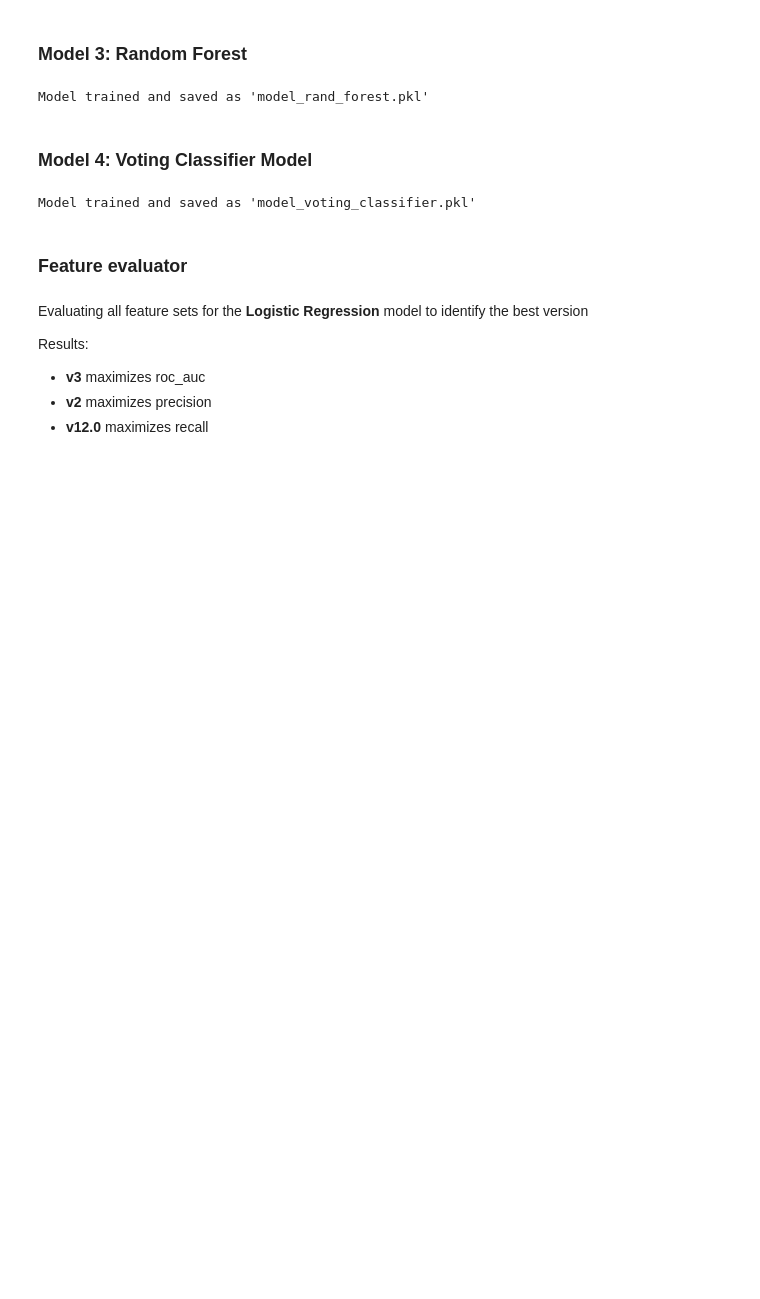
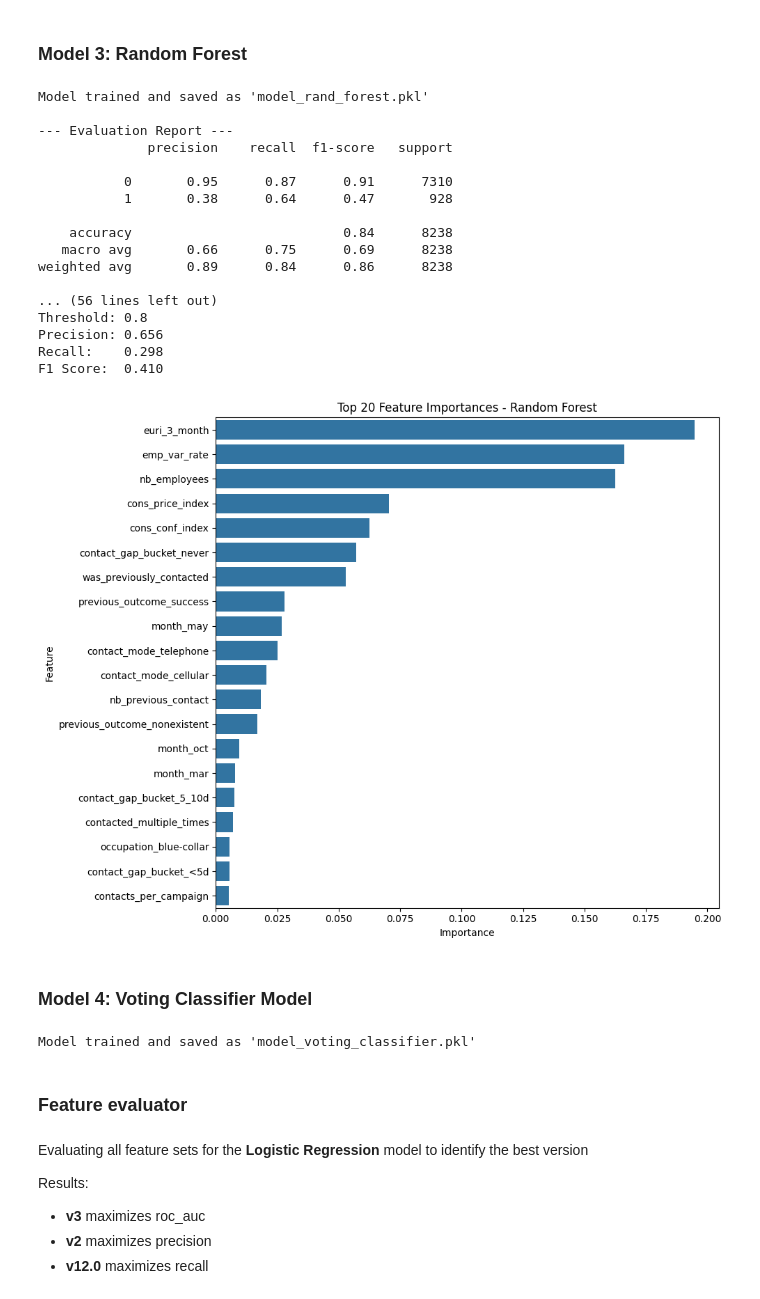
Before and after one commit to bruddi-ml/bank_marketing, a Jupyter notebook: Project_notebook.ipynb, the cells around one changed output. Saved outputs shown, nothing was run; the diff lists cells and outputs as text; code cells hidden in the pictures; blank space fills up the shorter version.

```diff
--- a/Project_notebook.ipynb
+++ b/Project_notebook.ipynb
@@ -672,37 +745,54 @@ class RandomForestModel:
         for t in np.arange(0.1, 0.9, 0.1):
             y_pred = (y_prob >= t).astype(int)
             print(f"\nThreshold: {t:.1f}")
             print(f"Precision: {precision_score(self.y_test, y_pred):.3f}")
             print(f"Recall:    {recall_score(self.y_test, y_pred):.3f}")
             print(f"F1 Score:  {f1_score(self.y_test, y_pred):.3f}")
 
     def plot_feature_importance(self):
         rf_model = self.model.named_steps['classifier']
 
         ohe = self.model.named_steps['preprocessor'].named_transformers_['cat'].named_steps['encoder']
         cat_feature_names = ohe.get_feature_names_out(self.cat_features)
         all_feature_names = np.concatenate([self.num_features, cat_feature_names])
 
         feature_importances = pd.DataFrame({
             'Feature': all_feature_names,
             'Importance': rf_model.feature_importances_
         }).sort_values(by='Importance', ascending=False)
 
         plt.figure(figsize=(10, 8))
         sns.barplot(data=feature_importances.head(20), x='Importance', y='Feature')
         plt.title('Top 20 Feature Importances - Random Forest')
         plt.tight_layout()
         plt.show()
 
 num_features, cat_features = feature_sets["v9"]
 rf_model = RandomForestModel(df, num_features, cat_features, target_col='target')
 rf_model.train()
-#rf_model.evaluate()
-#rf_model.cross_validate(k=5)
-#rf_model.test_thresholds()
-#rf_model.plot_feature_importance()
+rf_model.evaluate()
+rf_model.cross_validate(k=5)
+rf_model.test_thresholds()
+rf_model.plot_feature_importance()
 # %% [output]
 Model trained and saved as 'model_rand_forest.pkl'
+
+--- Evaluation Report ---
+              precision    recall  f1-score   support
+
+           0       0.95      0.87      0.91      7310
+           1       0.38      0.64      0.47       928
+
+    accuracy                           0.84      8238
+   macro avg       0.66      0.75      0.69      8238
+weighted avg       0.89      0.84      0.86      8238
+
+... (56 lines left out)
+Threshold: 0.8
+Precision: 0.656
+Recall:    0.298
+F1 Score:  0.410
+[figure, added]
 # %% [markdown]
 ### Model 4: Voting Classifier Model
 # %%
```
Also changed, not shown: parts of 3 cells of this notebook.
